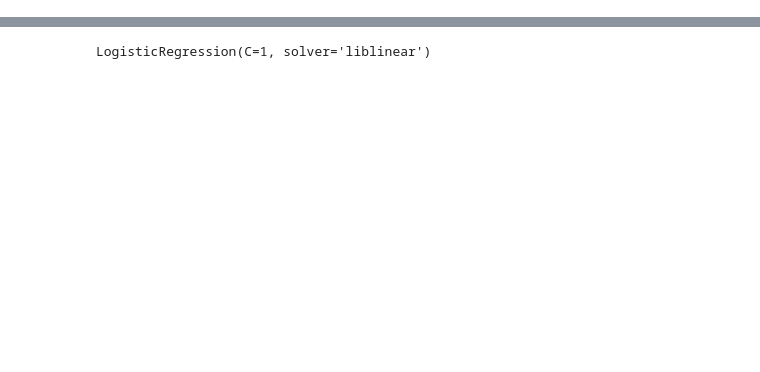
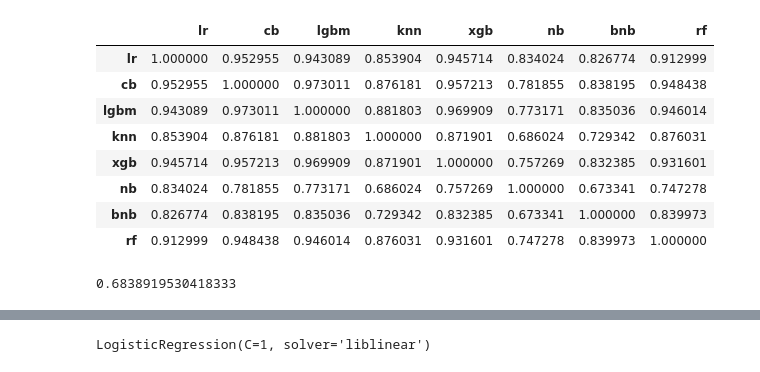
Before and after one commit to kozlowladimir/sber_nsu_hackaton, a Jupyter notebook: stacking and blending.ipynb, the cells around one changed output, grey strips where cells are left out. Cells and saved outputs as stored; diff of their text form; code cells hidden in the pictures; blank space fills up the shorter version.

```diff
--- a/stacking and blending.ipynb
+++ b/stacking and blending.ipynb
@@ -520,4 +589,20 @@ new_test_df = pd.DataFrame({
 })
+# %%
+new_train_df.corr()
+# %% [output]
+|  | lr | cb | lgbm | knn | xgb | nb | bnb | rf |
+| lr | 1.000000 | 0.952955 | 0.943089 | 0.853904 | 0.945714 | 0.834024 | 0.826774 | 0.912999 |
+| cb | 0.952955 | 1.000000 | 0.973011 | 0.876181 | 0.957213 | 0.781855 | 0.838195 | 0.948438 |
+| lgbm | 0.943089 | 0.973011 | 1.000000 | 0.881803 | 0.969909 | 0.773171 | 0.835036 | 0.946014 |
+| knn | 0.853904 | 0.876181 | 0.881803 | 1.000000 | 0.871901 | 0.686024 | 0.729342 | 0.876031 |
+| xgb | 0.945714 | 0.957213 | 0.969909 | 0.871901 | 1.000000 | 0.757269 | 0.832385 | 0.931601 |
+| nb | 0.834024 | 0.781855 | 0.773171 | 0.686024 | 0.757269 | 1.000000 | 0.673341 | 0.747278 |
+| bnb | 0.826774 | 0.838195 | 0.835036 | 0.729342 | 0.832385 | 0.673341 | 1.000000 | 0.839973 |
+| rf | 0.912999 | 0.948438 | 0.946014 | 0.876031 | 0.931601 | 0.747278 | 0.839973 | 1.000000 |
+# %%
+roc_auc_score(catboost_y_valid, new_test_df.mean(axis=1))
+# %% [output]
+0.6838919530418333
 # %%
 roc_auc_score(catboost_y_valid, new_test_df.mean(axis=1))
 # %% [output]
```
Also changed, not shown: parts of 23 cells of this notebook, 1 other file.
